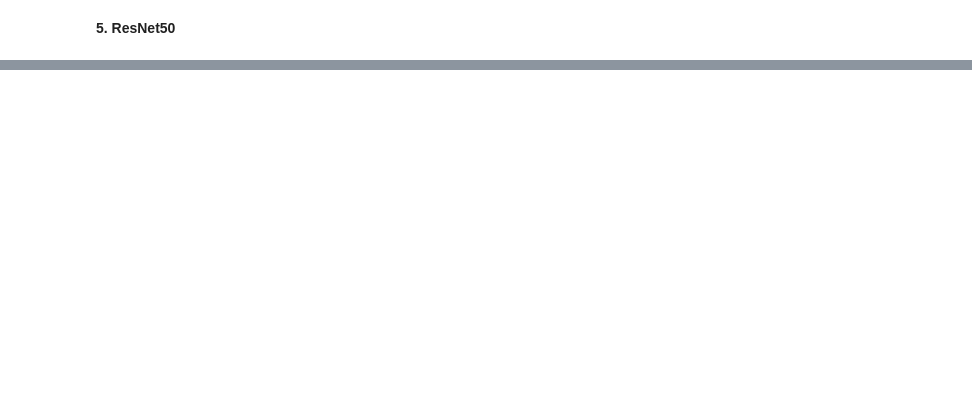
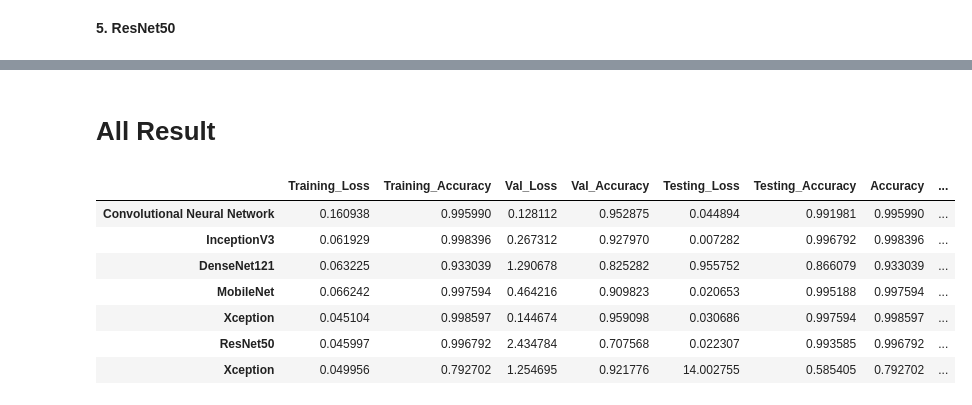
Before and after one commit to Osamah-Anmar-Sami/Kideny-Disease-Classification, a Jupyter notebook: Kideny Disease Classification.ipynb, the cells around one changed output, grey strips where cells are left out. Cells and saved outputs as stored; diff of their text form; code cells hidden in the pictures; blank space fills up the shorter version.

```diff
--- a/Kideny Disease Classification.ipynb
+++ b/Kideny Disease Classification.ipynb
@@ -910,0 +1610,15 @@ model5.save("model5.h5")
+# %%
+Negative6 = Generate_Negative(ConfusionMatrix6)
+TrueNegative6 = Negative6.true_negative()
+FalseNegative6 = Negative6.false_negative()
+# %%
+Performance6 = Performance_Metrics(TruePositive6, TrueNegative6 ,FalsePostive6, FalseNegative6)
+
+Accuracy6 = Performance6.accuracy_score()
+Precision6 = Performance6.precision_score()
+Sensitivity6 = Performance6.sensitivity_score()
+Specificity6 = Performance6.specificity_score()
+F1Score6 = Performance6.f1_score()
+ErrorRate6 = Performance6.err_rate()
+
+PerformanceValues6 = Performance6.display_performance_metrics_values(Accuracy6, Precision6, Sensitivity6, Specificity6, F1Score6, ErrorRate6)
@@ -910,0 +1677,30 @@ model5.save("model5.h5")
+# %% [markdown]
+# All Result
+# %%
+Result = {
+        'Training_Loss':[Loss0, Loss1, Loss2, Loss3, Loss4, Loss5, Loss6],
+         'Training_Accuracy': [Accuracy0, Accuracy1, Accuracy2, Accuracy3, Accuracy4, Accuracy5, Accuracy6],
+         'Val_Loss': [ValLoss0, ValLoss1, ValLoss2, ValLoss3, ValLoss4, ValLoss5, ValLoss6],
+         'Val_Accuracy': [ValAccuracy0, ValAccuracy1, ValAccuracy2, ValAccuracy3, ValAccuracy4, ValAccuracy5, ValAccuracy6],
+         'Testing_Loss':[TestingLoss0, TestingLoss1, TestingLoss2, TestingLoss3, TestingLoss4, TestingLoss5, TestingLoss6],
+         'Testing_Accuracy':[TestingAccuracy0, TestingAccuracy1, TestingAccuracy2, TestingAccuracy3, TestingAccuracy4, TestingAccuracy5, TestingAccuracy6],
+         'Accuracy':[Accuracy0, Accuracy1, Accuracy2, Accuracy3, Accuracy4, Accuracy5, Accuracy6],
+         'Precision':[Precision0, Precision1, Precision2, Precision3, Precision4, Precision5, Precision6],
+         'Sensitivity':[Sensitivity0, Sensitivity1, Sensitivity2, Sensitivity3, Sensitivity4, Sensitivity5, Sensitivity6],
+         'Specificity':[Specificity0, Specificity1, Specificity2, Specificity3, Specificity4, Specificity5, Specificity6],
+         'F1Score': [F1Score0, F1Score1, F1Score2, F1Score3, F1Score4, F1Score5, F1Score6],
+         'ErrorRate':[ErrorRate0, ErrorRate1, ErrorRate2, ErrorRate3, ErrorRate4, ErrorRate5, ErrorRate6]
+         }
+# %%
+AllResult = pd.DataFrame(Result, index = ['Convolutional Neural Network', 'InceptionV3', 'DenseNet121', 'MobileNet', 'Xception', 'ResNet50', 'Xception'])
+# %%
+AllResult
+# %% [output]
+|  | Training_Loss | Training_Accuracy | Val_Loss | Val_Accuracy | Testing_Loss | Testing_Accuracy | Accuracy | ... |
+| Convolutional Neural Network | 0.160938 | 0.995990 | 0.128112 | 0.952875 | 0.044894 | 0.991981 | 0.995990 | ... |
+| InceptionV3 | 0.061929 | 0.998396 | 0.267312 | 0.927970 | 0.007282 | 0.996792 | 0.998396 | ... |
+| DenseNet121 | 0.063225 | 0.933039 | 1.290678 | 0.825282 | 0.955752 | 0.866079 | 0.933039 | ... |
+| MobileNet | 0.066242 | 0.997594 | 0.464216 | 0.909823 | 0.020653 | 0.995188 | 0.997594 | ... |
+| Xception | 0.045104 | 0.998597 | 0.144674 | 0.959098 | 0.030686 | 0.997594 | 0.998597 | ... |
+| ResNet50 | 0.045997 | 0.996792 | 2.434784 | 0.707568 | 0.022307 | 0.993585 | 0.996792 | ... |
+| Xception | 0.049956 | 0.792702 | 1.254695 | 0.921776 | 14.002755 | 0.585405 | 0.792702 | ... |
```
Also changed, not shown: parts of 159 cells of this notebook.
